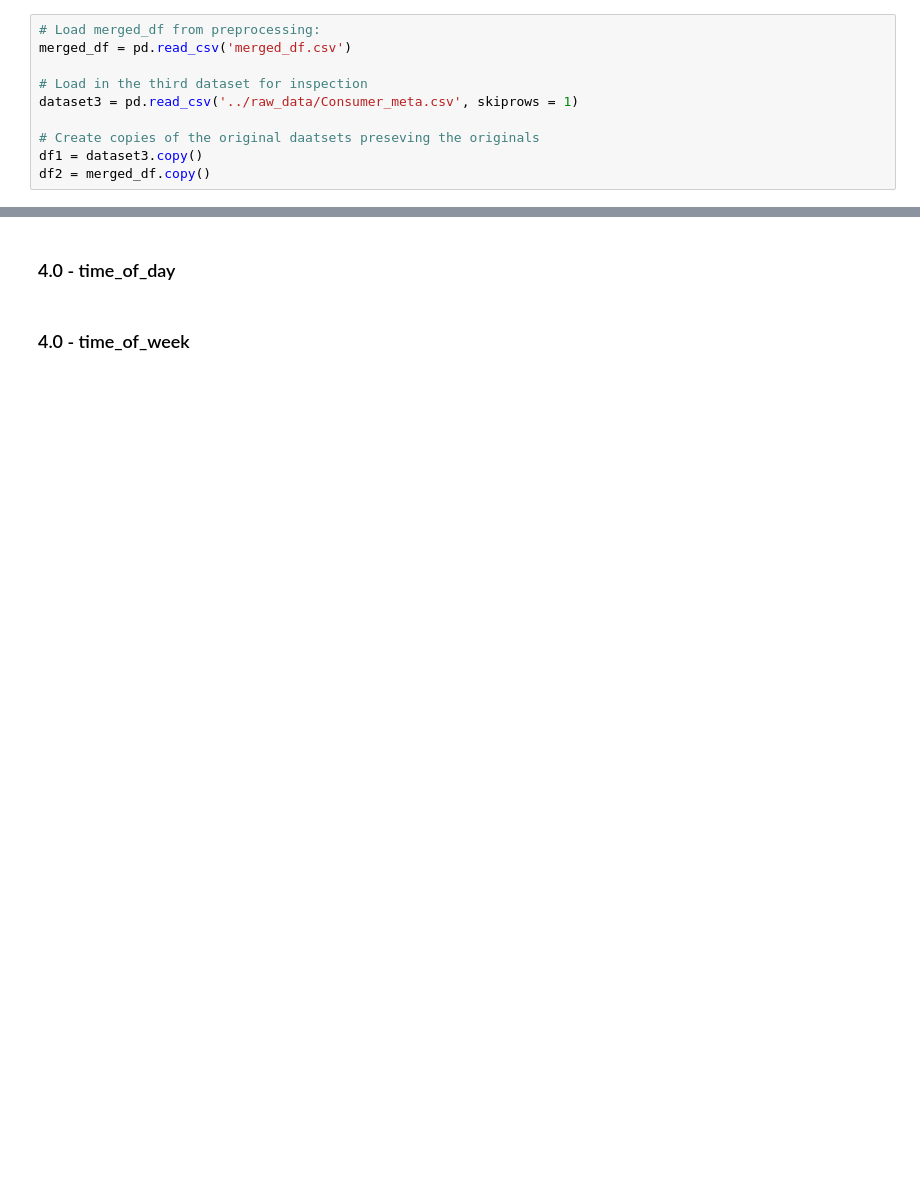
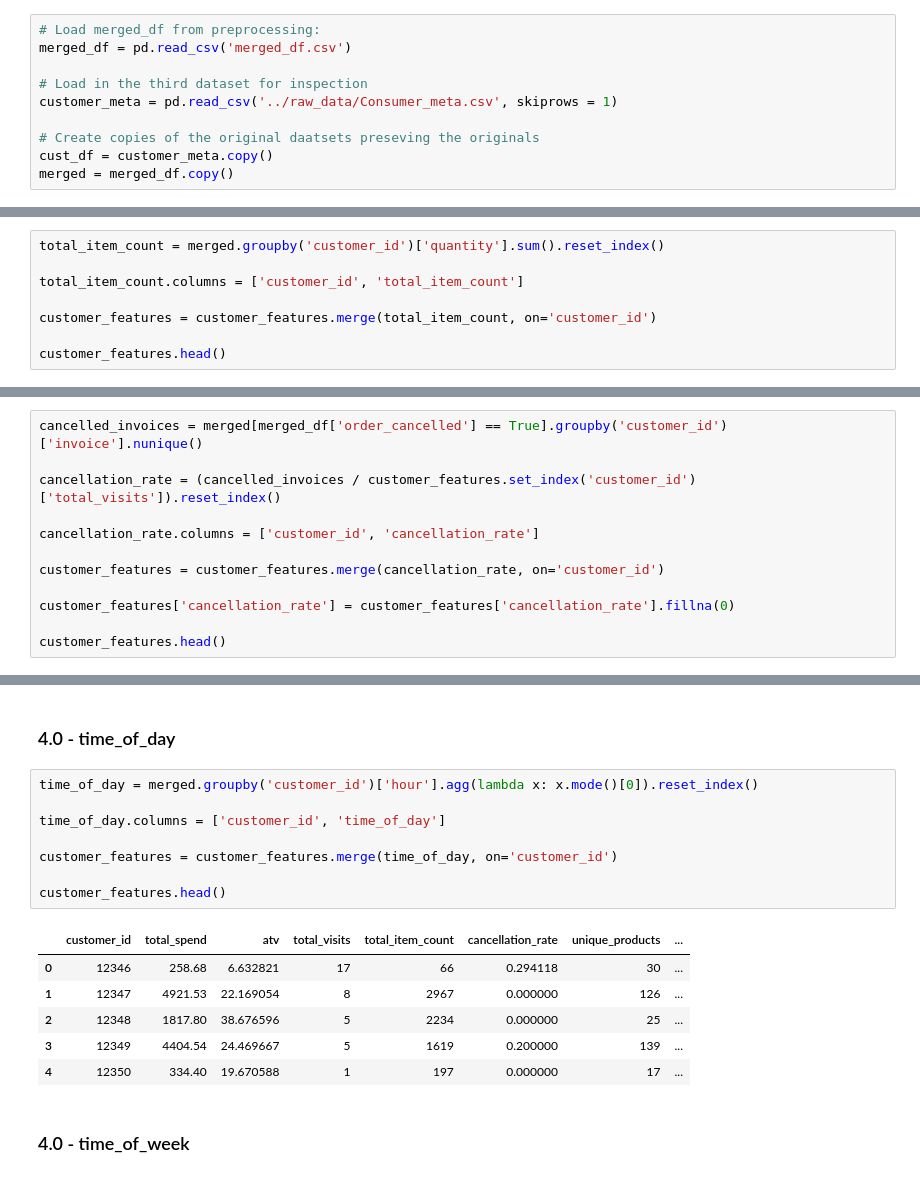
Before and after one commit to calAshy/theCoffeeCo, a Jupyter notebook: 0_Data/processed_data/customer_data.ipynb, the cells around one changed output, grey strips where cells are left out. Cells and saved outputs as stored; diff of their text form; blank space fills up the shorter version.

```diff
--- a/0_Data/processed_data/customer_data.ipynb
+++ b/0_Data/processed_data/customer_data.ipynb
@@ -44,11 +45,11 @@ import pandas as pd
 merged_df = pd.read_csv('merged_df.csv')
 
 # Load in the third dataset for inspection
-dataset3 = pd.read_csv('../raw_data/Consumer_meta.csv', skiprows = 1)
+customer_meta = pd.read_csv('../raw_data/Consumer_meta.csv', skiprows = 1)
 
 # Create copies of the original daatsets preseving the originals
-df1 = dataset3.copy()
-df2 = merged_df.copy()
+cust_df = customer_meta.copy()
+merged = merged_df.copy()
 # %% [markdown]
 ## 1.0 - Dataset Three Feature Extraction
 As mentioned this section will focus on inspecting the customer rich dataset for features that will enrich our final combined data that will be fed into the models. To the daatset will be examined for what features are currently present.
@@ -332,0 +426,8 @@ total spend represents the total amount of money the customer has spent in the c
+# %%
+total_item_count = merged.groupby('customer_id')['quantity'].sum().reset_index()
+
+total_item_count.columns = ['customer_id', 'total_item_count']
+
+customer_features = customer_features.merge(total_item_count, on='customer_id')
+
+customer_features.head()
@@ -333,2 +441,14 @@ total spend represents the total amount of money the customer has spent in the c
 # %% [markdown]
 ### 4.0 - cancellation_rate
+# %%
+cancelled_invoices = merged[merged_df['order_cancelled'] == True].groupby('customer_id')['invoice'].nunique()
+
+cancellation_rate = (cancelled_invoices / customer_features.set_index('customer_id')['total_visits']).reset_index()
+
+cancellation_rate.columns = ['customer_id', 'cancellation_rate']
+
+customer_features = customer_features.merge(cancellation_rate, on='customer_id')
+
+customer_features['cancellation_rate'] = customer_features['cancellation_rate'].fillna(0)
+
+customer_features.head()
@@ -337,4 +479,19 @@ total spend represents the total amount of money the customer has spent in the c
 # %% [markdown]
 ### 4.0 - time_of_day
+# %%
+time_of_day = merged.groupby('customer_id')['hour'].agg(lambda x: x.mode()[0]).reset_index()
+
+time_of_day.columns = ['customer_id', 'time_of_day']
+
+customer_features = customer_features.merge(time_of_day, on='customer_id')
+
+customer_features.head()
+# %% [output]
+|  | customer_id | total_spend | atv | total_visits | total_item_count | cancellation_rate | unique_products | ... |
+| 0 | 12346 | 258.68 | 6.632821 | 17 | 66 | 0.294118 | 30 | ... |
+| 1 | 12347 | 4921.53 | 22.169054 | 8 | 2967 | 0.000000 | 126 | ... |
+| 2 | 12348 | 1817.80 | 38.676596 | 5 | 2234 | 0.000000 | 25 | ... |
+| 3 | 12349 | 4404.54 | 24.469667 | 5 | 1619 | 0.200000 | 139 | ... |
+| 4 | 12350 | 334.40 | 19.670588 | 1 | 197 | 0.000000 | 17 | ... |
 # %% [markdown]
 ### 4.0 - time_of_week
```
Also changed, not shown: parts of 28 cells of this notebook.
